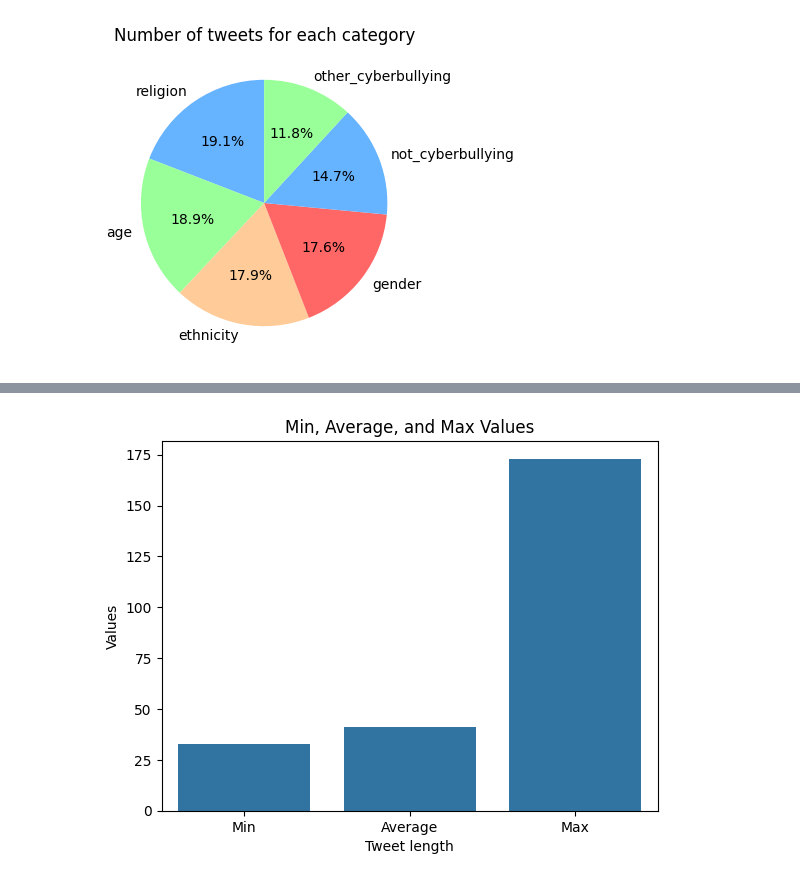
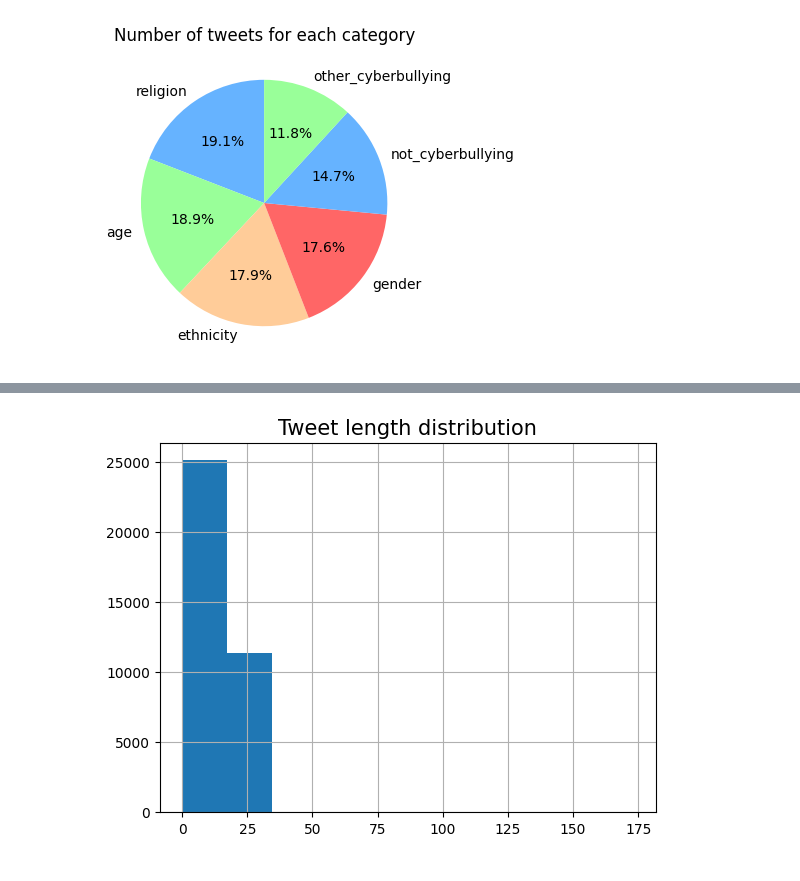
Before and after one commit to AleX77NP/Cyberbullying-detection, a Jupyter notebook: main.ipynb, the cells around one changed output, grey strips where cells are left out. Drawn from its saved outputs; the diff is of its cells as text; code cells hidden in the pictures.

```diff
--- a/main.ipynb
+++ b/main.ipynb
@@ -95,20 +87,10 @@ plt.show()
-# %%
-# Removing outliners
-df = df[df['tweet_length'] < df['tweet_length'].quantile(0.995)]
-df = df[df['tweet_length'] > 0]
-
-# Check minimum, average and maximum tweet length and show it again
-max_length = np.max(df['tweet_length'])
-min_length = np.min(df['tweet_length'])
-average_length = np.average(df['tweet_length'])
-
-stats = {'Metric': ['Min', 'Average', 'Max'], 'Value': [min_length, average_length, max_length]}
-stats_df = pd.DataFrame(stats)
-
-sns.barplot(x='Metric', y='Value', data=stats_df)
-plt.xlabel('Tweet length')
-plt.ylabel('Values')
-plt.title('Min, Average, and Max Values')
-plt.show()
-# %% [output]
-[figure, removed]
+# %%
+# Add columns for tweet length
+df['tweet_length'] = [len(text.split()) for text in df.clean_tweet]
+df.sort_values(by=['tweet_length'], ascending=False)
+
+df['tweet_length'].hist()
+plt.title('Tweet length distribution', size=15)
+plt.show()
+# %% [output]
+[figure, added]
```
Also changed, not shown: parts of 10 cells of this notebook, 2 other files.
